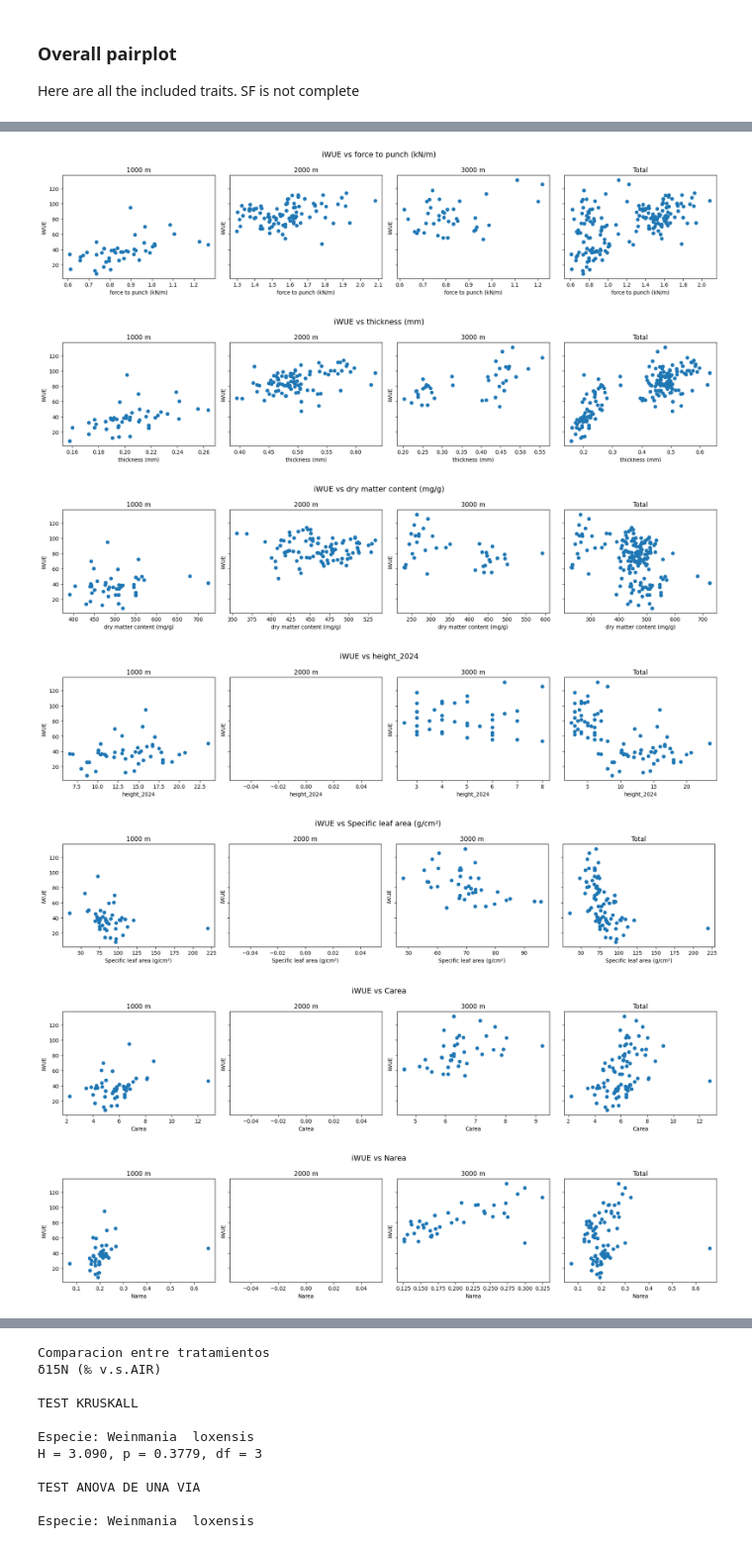
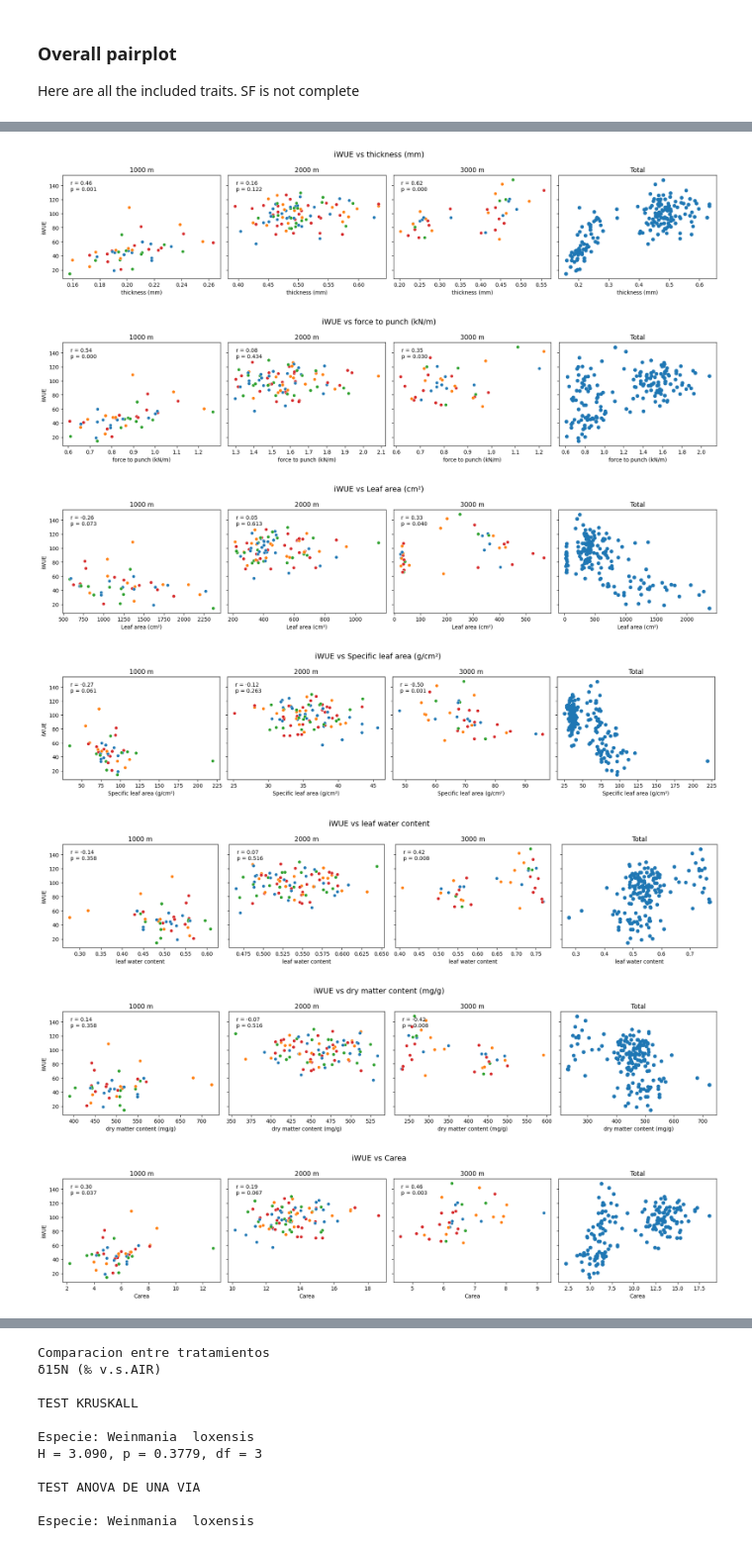
Before and after one commit to ajchavez94/NUMEX_preliminar, a Jupyter notebook: Preliminar.ipynb, the cells around one changed output, grey strips where cells are left out. Shown at 99% size. Cells and saved outputs as stored; diff of their text form; code cells hidden in the pictures.

```diff
--- a/Preliminar.ipynb
+++ b/Preliminar.ipynb
@@ -17,11 +17,11 @@ from scipy.stats import levene
 import statsmodels.api as sm
 from statsmodels.formula.api import ols
 # %%
-data =  pd.read_excel(r"Numex_preliminar_base.xlsx")#Results_isofys\test.xlsx")#
+data =  pd.read_excel(r"Results_isofys\Numex_preliminar_base.xlsx") #work with the most updated and cleaned database
 data = data.drop(columns = ["Unnamed: 0"])
 data['Plot'] = data["Plot"].astype("category")
 data['TreeID'] = data["TreeID"].astype("category")
-data['code'] = data["code"].astype("category")
+#data['code'] = data["code"].astype("category")
 data["Sub"] = data["Sub"].astype("category")
 data["name"] = data["name"].astype("category")
 data["Site"] = data["Site"].astype("category")
@@ -133,16 +127,19 @@ from config import * #Here we use the standarized variables
 ### Overall pairplot
 Here are all the included traits. SF is not complete
 # %%
-columnas = [vp1,vp4,vb1,vb2,vb4,vf1,vf2,vf3,vf5]
+iWUE = "iWUE (μmol/mol)"
+columns = [iWUE,thick,though,LA,SLA,leaf_water]
 
 # I want to see the iWUE agains the functional traits
 sns.pairplot(
     data=data,
-    vars=columnas,
+    vars=columns,
     hue = "elevation_m",
     #kind = "reg",
     corner = True
 )
 plt.tight_layout()
 plt.show()
+
+#HELP: Possible to add correlation values.
 # %% [output]
@@ -246,32 +259,52 @@ corr_pvalue(df)
 # %%
-traits = [vf1,vf2,vf3,vf5,vf7,"Carea","Narea"]
+traits = [thick,though,LA,SLA,leaf_water,'dry matter content (mg/g)',"Carea","Narea"]
+
 elevations = [1000, 2000, 3000]
+from scipy.stats import pearsonr
 
 df = data
 for trait in traits:
     fig, axes = plt.subplots(1, 4, figsize=(18, 4), sharey=True)
 
     # Elevation-specific plots
     for ax, elev in zip(axes[:3], elevations):
         subset = df[df['elevation_m'] == elev]
-        ax.scatter(subset[trait], subset[vp1])
+        sns.scatterplot(
+        data=subset,
+        x=trait,
+        y=iWUE,
+        hue="Sub",
+        legend = False,
+        ax=ax
+        )
         ax.set_title(f'{elev} m')
         ax.set_xlabel(trait)
         ax.set_ylabel('iWUE')
+        # Pearson correlation
+        r, p = pearsonr(subset[trait], subset[iWUE])
 
+       # annotation
+        ax.text(
+        0.05, 0.95,
+        f"r = {r:.2f}\np = {p:.3f}",
+        transform=ax.transAxes,
+        ha="left",
+        va="top",
+        fontsize=10
+        )
     # Total dataset
-    axes[3].scatter(df[trait], df[vp1])
+    axes[3].scatter(df[trait], df[iWUE])
     axes[3].set_title('Total')
     axes[3].set_xlabel(trait)
 
     plt.suptitle(f'iWUE vs {trait}', fontsize=14)
     plt.tight_layout()
     plt.show()
 # %% [output]
-[figure, old version]
+[figure, new version]
-[figure, old version]
+[figure, new version]
-[figure, old version]
+[figure, new version]
-[figure, old version]
+[figure, new version]
-[figure, old version]
+[figure, new version]
-[figure, old version]
+[figure, new version]
-[figure, old version]
+[figure, new version]
```
Also changed, not shown: parts of 14 cells of this notebook, 5 other files.
